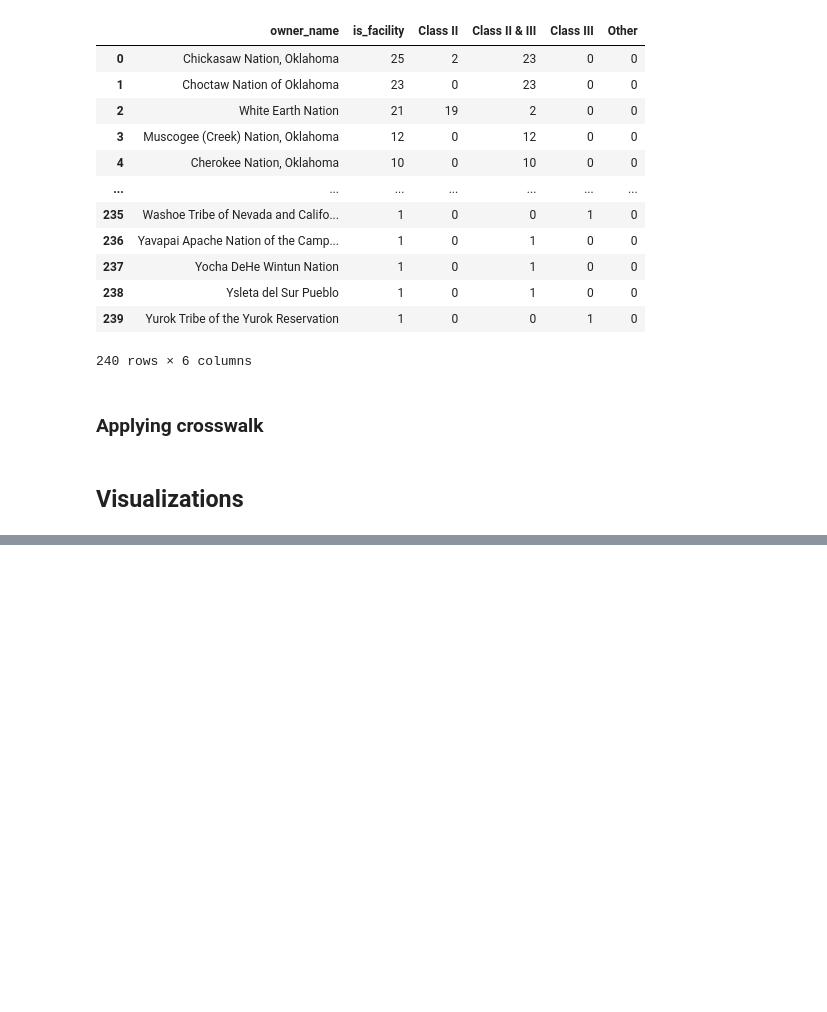
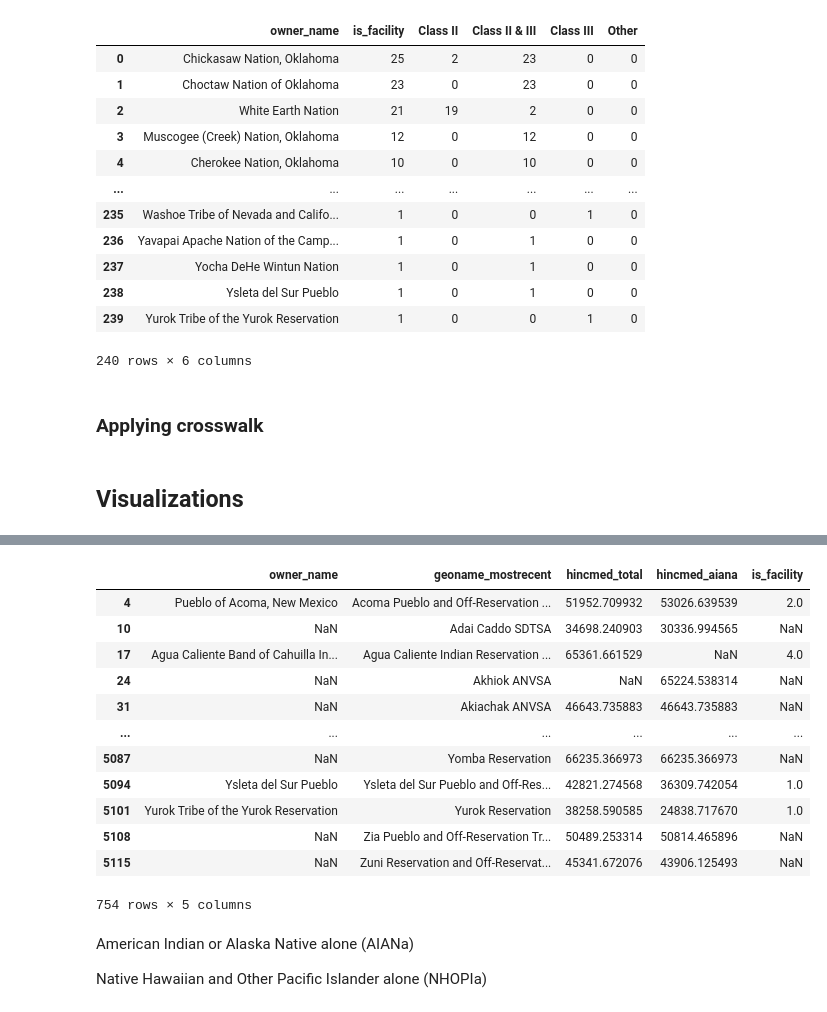
Before and after one commit to hnmns/Static-Visualization-Project, a Jupyter notebook: visualization/NIGC_native_econ_trends_visualization.ipynb, the cells around one changed output, grey strips where cells are left out. Saved outputs shown, nothing was run; the diff lists cells and outputs as text; code cells hidden in the pictures; blank space fills up the shorter version.

```diff
--- a/visualization/NIGC_native_econ_trends_visualization.ipynb
+++ b/visualization/NIGC_native_econ_trends_visualization.ipynb
@@ -107,0 +155,22 @@ trends = nigc_all_counts.merge(net, on='geoname_mostrecent', how='outer')
+# %%
+data_income_pop = gaming_net_crosswalked.copy()
+data_income_pop = data_income_pop.loc[
+    data_income_pop['datayear']==2018,
+    ['owner_name', 'geoname_mostrecent', 'hincmed_total', 'hincmed_aiana','is_facility']
+    ]
+# %%
+data_income_pop
+# %% [output]
+|  | owner_name | geoname_mostrecent | hincmed_total | hincmed_aiana | is_facility |
+| 4 | Pueblo of Acoma, New Mexico | Acoma Pueblo and Off-Reservation ... | 51952.709932 | 53026.639539 | 2.0 |
+| 10 | NaN | Adai Caddo SDTSA | 34698.240903 | 30336.994565 | NaN |
+| 17 | Agua Caliente Band of Cahuilla In... | Agua Caliente Indian Reservation ... | 65361.661529 | NaN | 4.0 |
+| 24 | NaN | Akhiok ANVSA | NaN | 65224.538314 | NaN |
+| 31 | NaN | Akiachak ANVSA | 46643.735883 | 46643.735883 | NaN |
+| ... | ... | ... | ... | ... | ... |
+| 5087 | NaN | Yomba Reservation | 66235.366973 | 66235.366973 | NaN |
+| 5094 | Ysleta del Sur Pueblo | Ysleta del Sur Pueblo and Off-Res... | 42821.274568 | 36309.742054 | 1.0 |
+| 5101 | Yurok Tribe of the Yurok Reservation | Yurok Reservation | 38258.590585 | 24838.717670 | 1.0 |
+| 5108 | NaN | Zia Pueblo and Off-Reservation Tr... | 50489.253314 | 50814.465896 | NaN |
+| 5115 | NaN | Zuni Reservation and Off-Reservat... | 45341.672076 | 43906.125493 | NaN |
+754 rows × 5 columns
@@ -107,0 +180,4 @@ trends = nigc_all_counts.merge(net, on='geoname_mostrecent', how='outer')
+# %% [markdown]
+American Indian or Alaska Native alone (AIANa)
+
+Native Hawaiian and Other Pacific Islander alone (NHOPIa)
```
Also changed, not shown: parts of 58 cells of this notebook, 4 other files.
